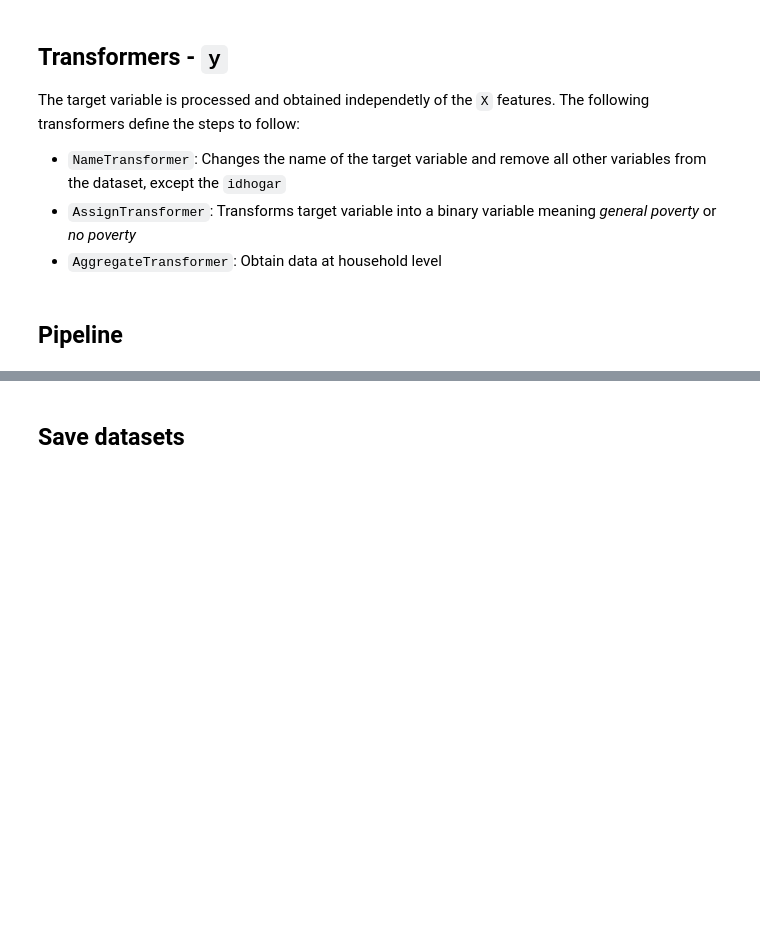
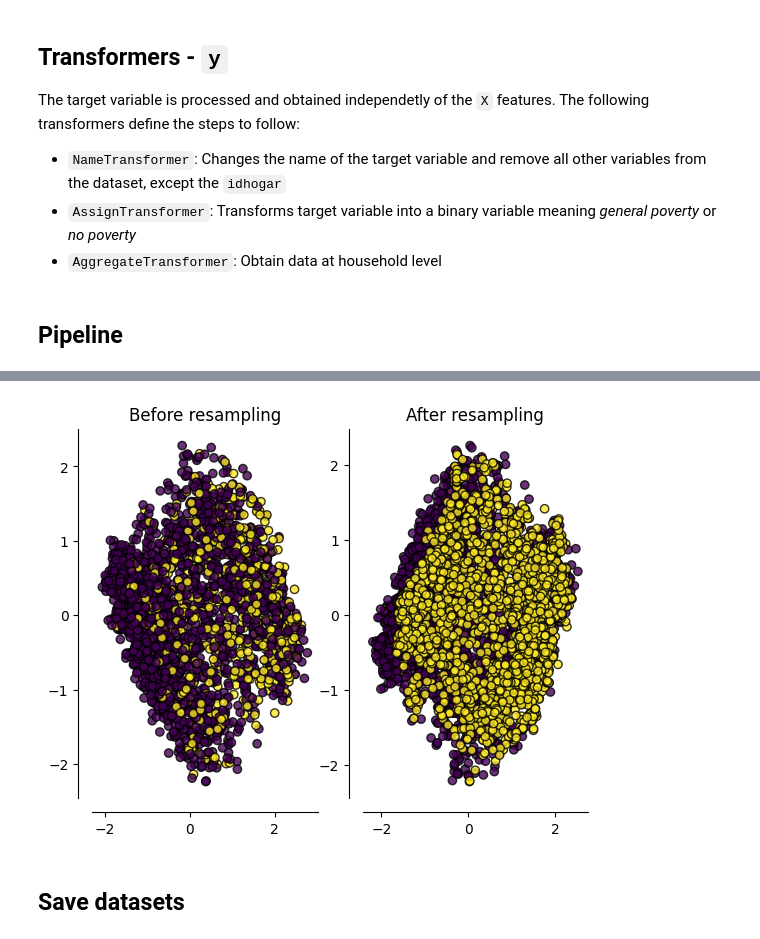
Before and after one commit to gabyarte/projects-ml, a Jupyter notebook: notebooks/1_preprocess.ipynb, the cells around one changed output, grey strips where cells are left out. Cells and saved outputs as stored; diff of their text form; code cells hidden in the pictures; blank space fills up the shorter version.

```diff
--- a/notebooks/1_preprocess.ipynb
+++ b/notebooks/1_preprocess.ipynb
@@ -116,3 +212,12 @@ cdisplay(y)
+# %%
+fig = plot_resampling(X_train, y, SMOTE())
+fig.figure.savefig(
+    ANALYSIS_DIR / 'images' / 'preprocess' / 'y_resampled.pdf',
+    dpi=300,
+    bbox_inches='tight'
+)
+# %% [output]
+[figure, added]
 # %% [markdown]
 ## Save datasets
 # %%
```
Also changed, not shown: parts of 19 cells of this notebook, 41 other files.
